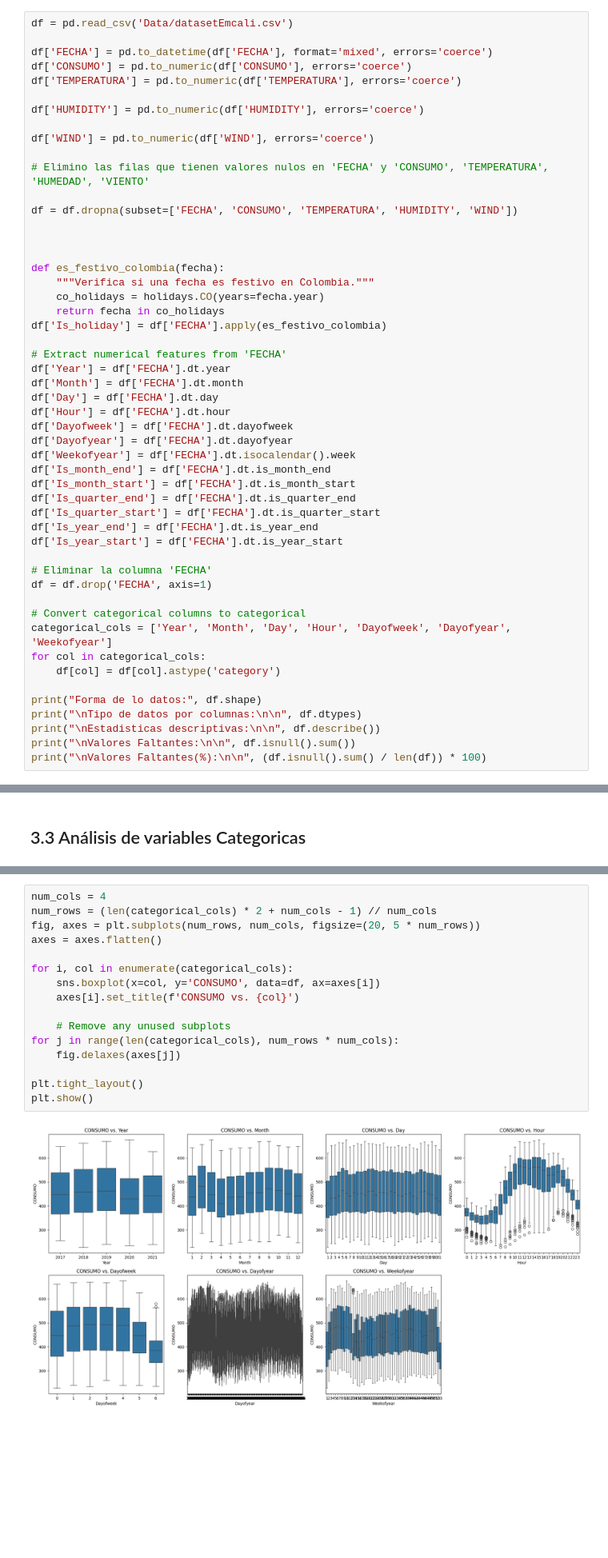
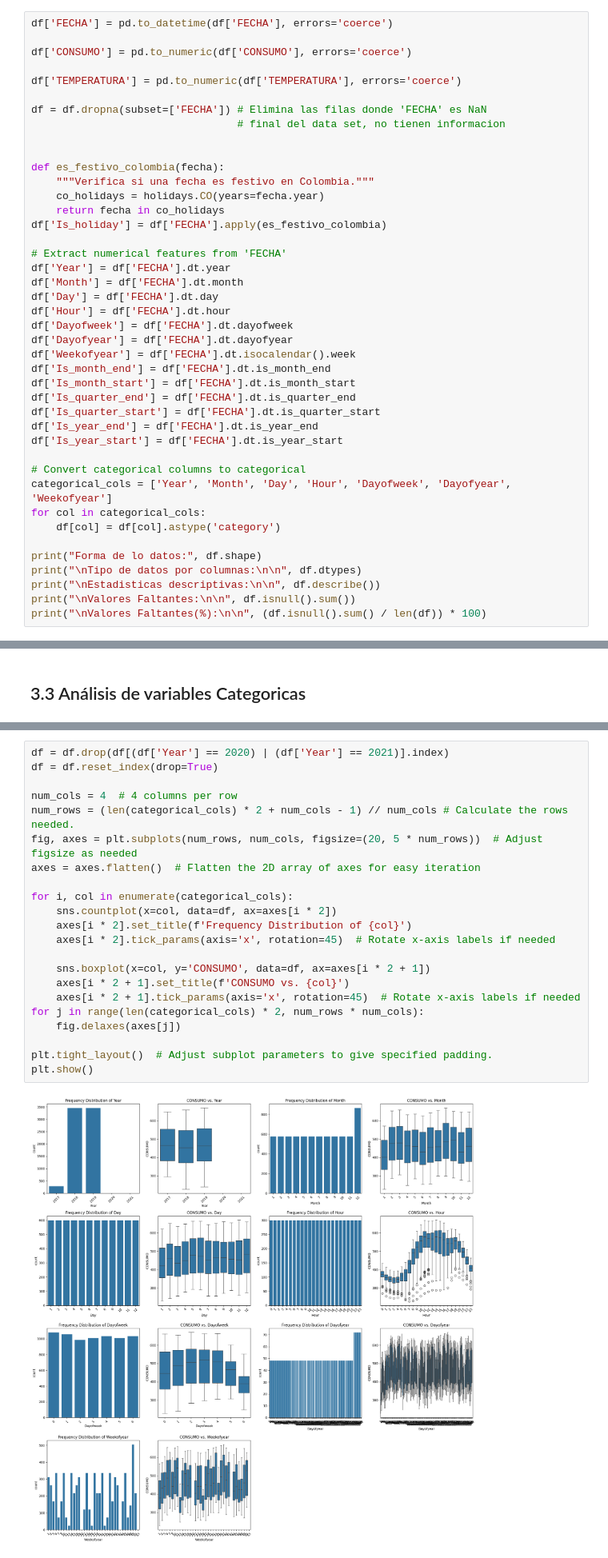
Before and after one commit to rchicangana/AnalisisDatosProyecto, a Jupyter notebook: ProyectoFinal.ipynb, the cells around one changed output, grey strips where cells are left out. Shown: that part at 80% size. Saved outputs shown, nothing was run; the diff lists cells and outputs as text; blank space fills up the shorter version.

```diff
--- a/ProyectoFinal.ipynb
+++ b/ProyectoFinal.ipynb
@@ -150,18 +84,12 @@ Union de los dataset
 # %%
-df = pd.read_csv('Data/datasetEmcali.csv')
+df['FECHA'] = pd.to_datetime(df['FECHA'], errors='coerce')
 
-df['FECHA'] = pd.to_datetime(df['FECHA'], format='mixed', errors='coerce')
 df['CONSUMO'] = pd.to_numeric(df['CONSUMO'], errors='coerce')
+
 df['TEMPERATURA'] = pd.to_numeric(df['TEMPERATURA'], errors='coerce')
 
-df['HUMIDITY'] = pd.to_numeric(df['HUMIDITY'], errors='coerce')
-
-df['WIND'] = pd.to_numeric(df['WIND'], errors='coerce')
-
-# Elimino las filas que tienen valores nulos en 'FECHA' y 'CONSUMO', 'TEMPERATURA', 'HUMEDAD', 'VIENTO'
-
-df = df.dropna(subset=['FECHA', 'CONSUMO', 'TEMPERATURA', 'HUMIDITY', 'WIND'])
-
+df = df.dropna(subset=['FECHA']) # Elimina las filas donde 'FECHA' es NaN
+                                 # final del data set, no tienen informacion
 
 
 def es_festivo_colombia(fecha):
@@ -185,9 +113,6 @@ df['Is_quarter_start'] = df['FECHA'].dt.is_quarter_start
 df['Is_year_end'] = df['FECHA'].dt.is_year_end
 df['Is_year_start'] = df['FECHA'].dt.is_year_start
 
-# Eliminar la columna 'FECHA'
-df = df.drop('FECHA', axis=1)
-
 # Convert categorical columns to categorical
 categorical_cols = ['Year', 'Month', 'Day', 'Hour', 'Dayofweek', 'Dayofyear', 'Weekofyear']
 for col in categorical_cols:
@@ -272,18 +318,24 @@ A continuación, se trata la columna fecha:
 # %%
-num_cols = 4
-num_rows = (len(categorical_cols) * 2 + num_cols - 1) // num_cols
-fig, axes = plt.subplots(num_rows, num_cols, figsize=(20, 5 * num_rows))
-axes = axes.flatten()
+df = df.drop(df[(df['Year'] == 2020) | (df['Year'] == 2021)].index)
+df = df.reset_index(drop=True)
+
+num_cols = 4  # 4 columns per row
+num_rows = (len(categorical_cols) * 2 + num_cols - 1) // num_cols # Calculate the rows needed.
+fig, axes = plt.subplots(num_rows, num_cols, figsize=(20, 5 * num_rows))  # Adjust figsize as needed
+axes = axes.flatten()  # Flatten the 2D array of axes for easy iteration
 
 for i, col in enumerate(categorical_cols):
-    sns.boxplot(x=col, y='CONSUMO', data=df, ax=axes[i])
-    axes[i].set_title(f'CONSUMO vs. {col}')
+    sns.countplot(x=col, data=df, ax=axes[i * 2])
+    axes[i * 2].set_title(f'Frequency Distribution of {col}')
+    axes[i * 2].tick_params(axis='x', rotation=45)  # Rotate x-axis labels if needed
 
-    # Remove any unused subplots
-for j in range(len(categorical_cols), num_rows * num_cols):
+    sns.boxplot(x=col, y='CONSUMO', data=df, ax=axes[i * 2 + 1])
+    axes[i * 2 + 1].set_title(f'CONSUMO vs. {col}')
+    axes[i * 2 + 1].tick_params(axis='x', rotation=45)  # Rotate x-axis labels if needed
+for j in range(len(categorical_cols) * 2, num_rows * num_cols):
     fig.delaxes(axes[j])
 
-plt.tight_layout()
+plt.tight_layout()  # Adjust subplot parameters to give specified padding.
 plt.show()
 # %% [output]
-[figure, old version]
+[figure, new version]
```
Also changed, not shown: parts of 45 cells of this notebook.
